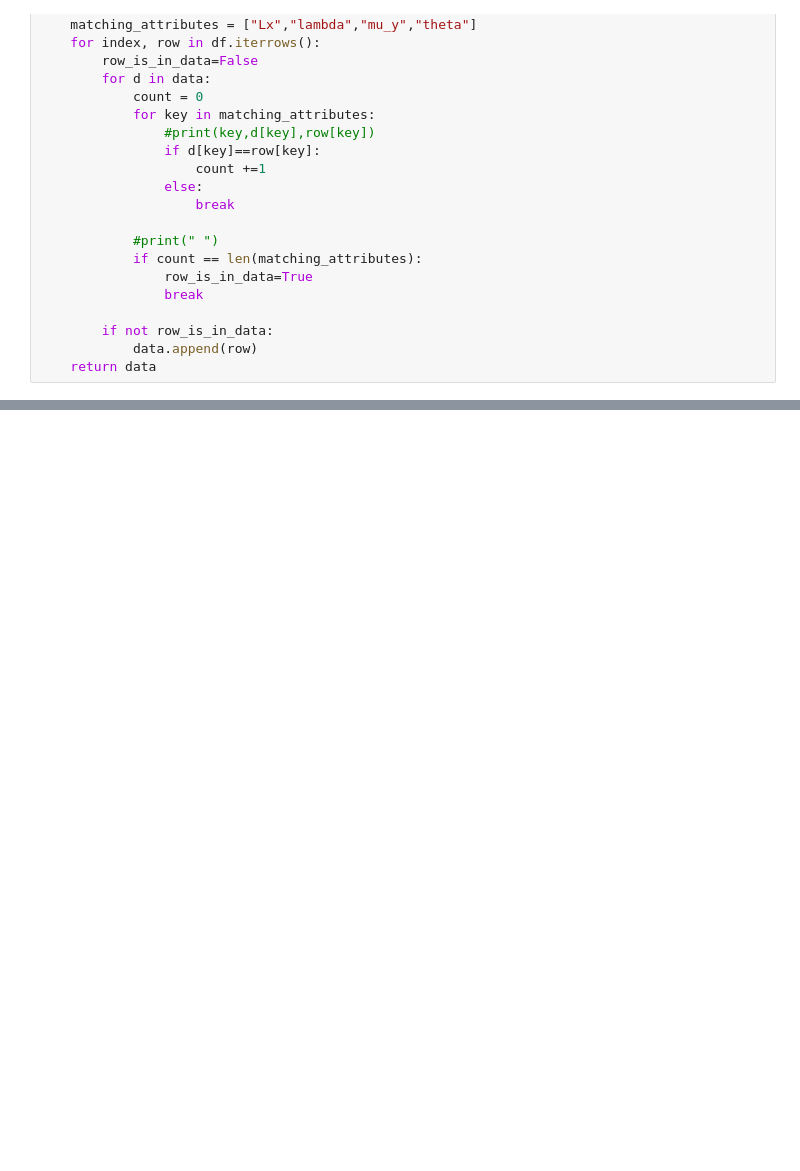
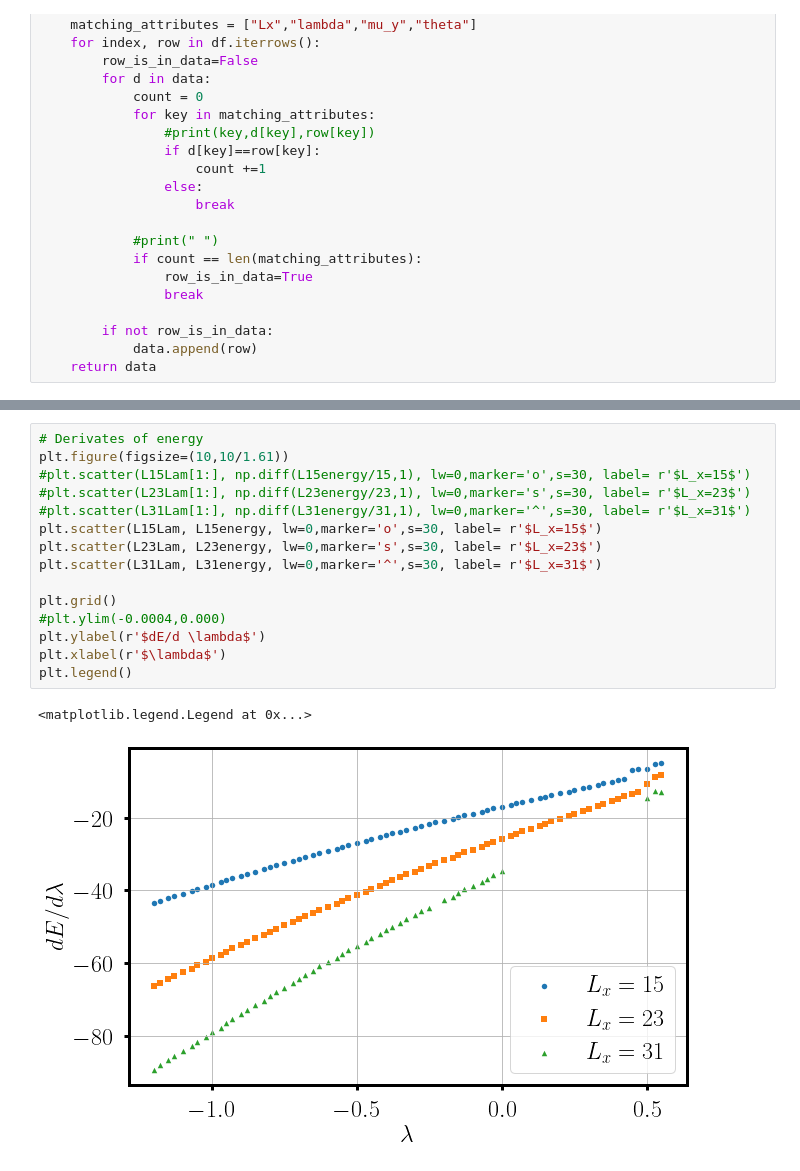
Before and after one commit to Philipp137/SquareIce, a Jupyter notebook: 06_data/20220322_zero_mu/zero_mu.ipynb, the cells around one changed output, grey strips where cells are left out. Drawn from its saved outputs; the diff is of its cells as text; blank space fills up the shorter version.

```diff
--- a/06_data/20220322_zero_mu/zero_mu.ipynb
+++ b/06_data/20220322_zero_mu/zero_mu.ipynb
@@ -114,0 +127,18 @@ plt.legend()
+# %%
+# Derivates of energy
+plt.figure(figsize=(10,10/1.61))
+#plt.scatter(L15Lam[1:], np.diff(L15energy/15,1), lw=0,marker='o',s=30, label= r'$L_x=15$')
+#plt.scatter(L23Lam[1:], np.diff(L23energy/23,1), lw=0,marker='s',s=30, label= r'$L_x=23$')
+#plt.scatter(L31Lam[1:], np.diff(L31energy/31,1), lw=0,marker='^',s=30, label= r'$L_x=31$')
+plt.scatter(L15Lam, L15energy, lw=0,marker='o',s=30, label= r'$L_x=15$')
+plt.scatter(L23Lam, L23energy, lw=0,marker='s',s=30, label= r'$L_x=23$')
+plt.scatter(L31Lam, L31energy, lw=0,marker='^',s=30, label= r'$L_x=31$')
+
+plt.grid()
+#plt.ylim(-0.0004,0.000)
+plt.ylabel(r'$dE/d \lambda$')
+plt.xlabel(r'$\lambda$')
+plt.legend()
+# %% [output]
+<matplotlib.legend.Legend at 0x...>
+[figure, added]
```
Also changed, not shown: parts of 16 cells of this notebook.
